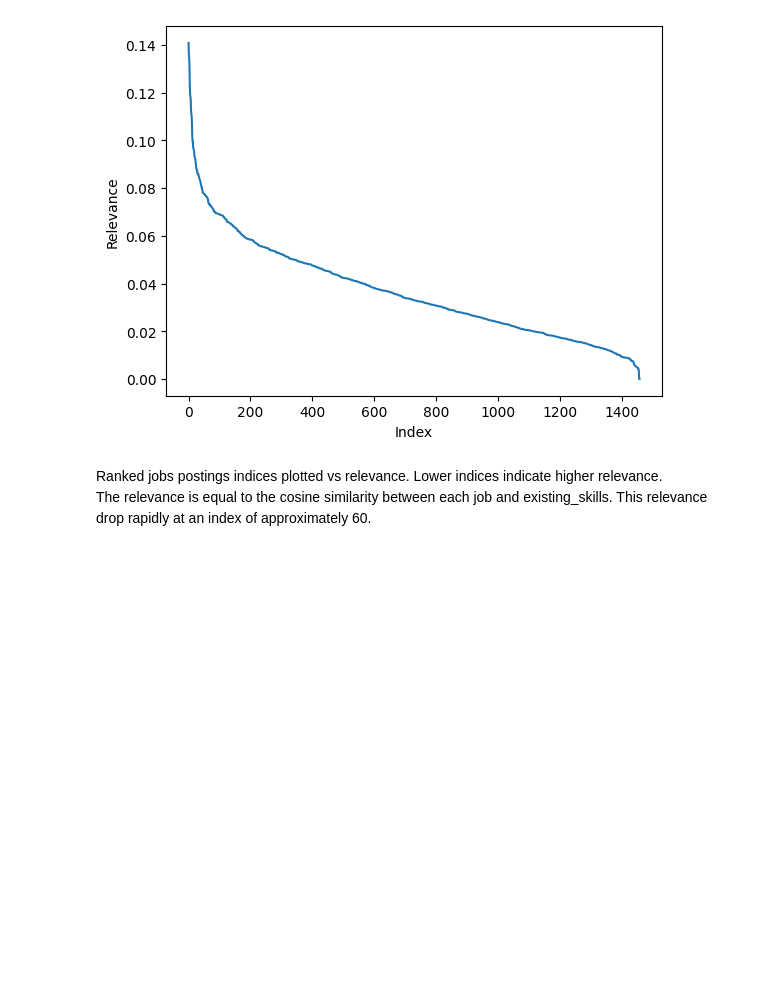
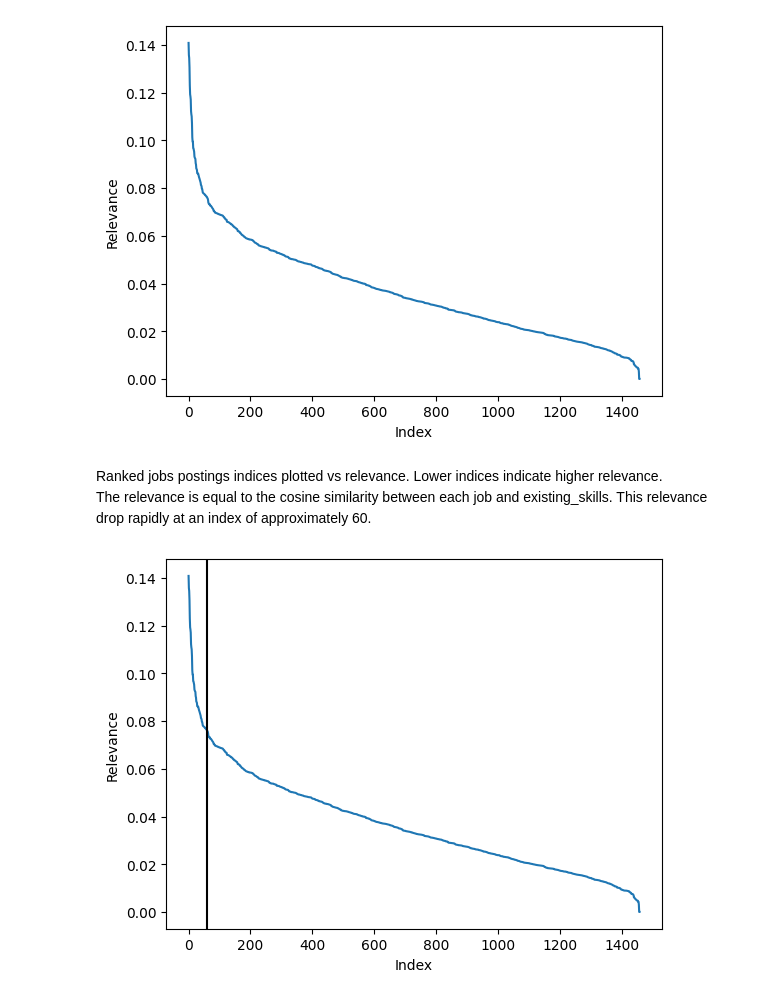
Before and after one commit to Arlan-Alibek/DS-projects, a Jupyter notebook: Case study 4 Improve Data Science Resume/Improve_data_science_resume.ipynb, the cells around one changed output. Drawn from its saved outputs; the diff is of its cells as text; code cells hidden in the pictures; blank space fills up the shorter version.

```diff
--- a/Case study 4 Improve Data Science Resume/Improve_data_science_resume.ipynb
+++ b/Case study 4 Improve Data Science Resume/Improve_data_science_resume.ipynb
@@ -406,3 +406,11 @@ plt.show()
 # %% [markdown]
 Ranked jobs postings indices plotted vs relevance. Lower indices indicate higher relevance.
 The relevance is equal to the cosine similarity between each job and existing_skills. This relevance drop rapidly at an index of approximately 60.
+# %%
+plt.plot(range(df_jobs.shape[0]), sorted_df_jobs.Relevance.values)
+plt.xlabel('Index')
+plt.ylabel('Relevance')
+plt.axvline(60,c='k')
+plt.show()
+# %% [output]
+[figure, added]
```
Also changed, not shown: parts of 6 cells of this notebook.
